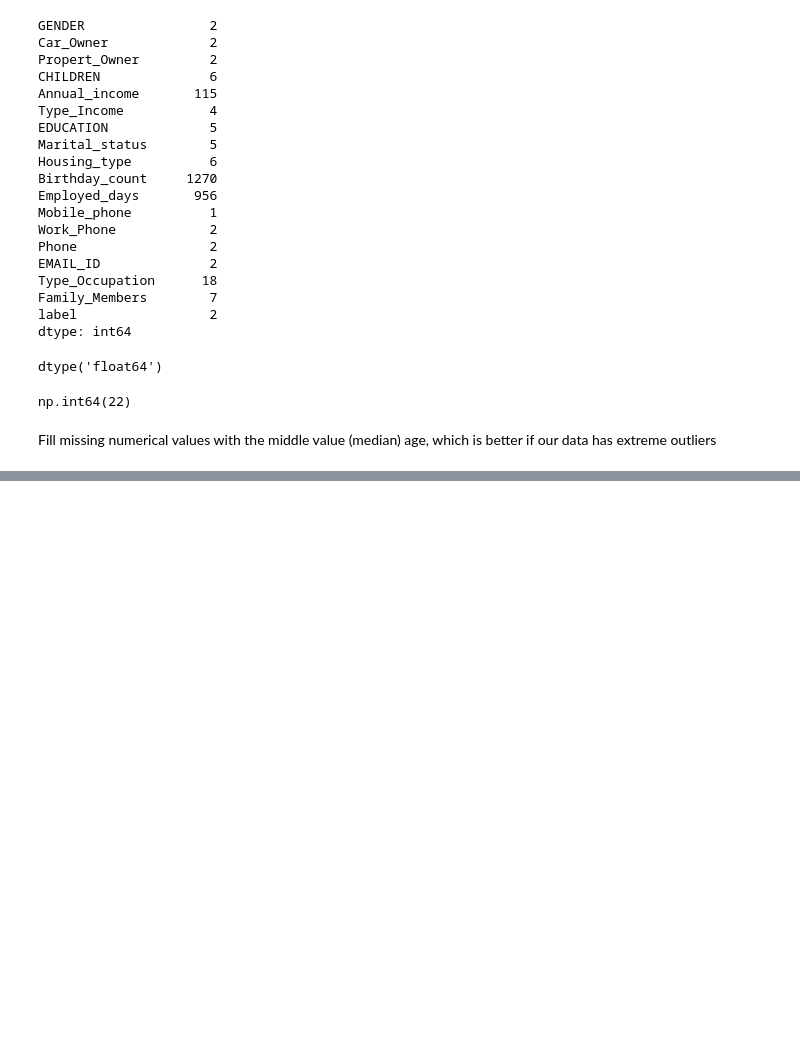
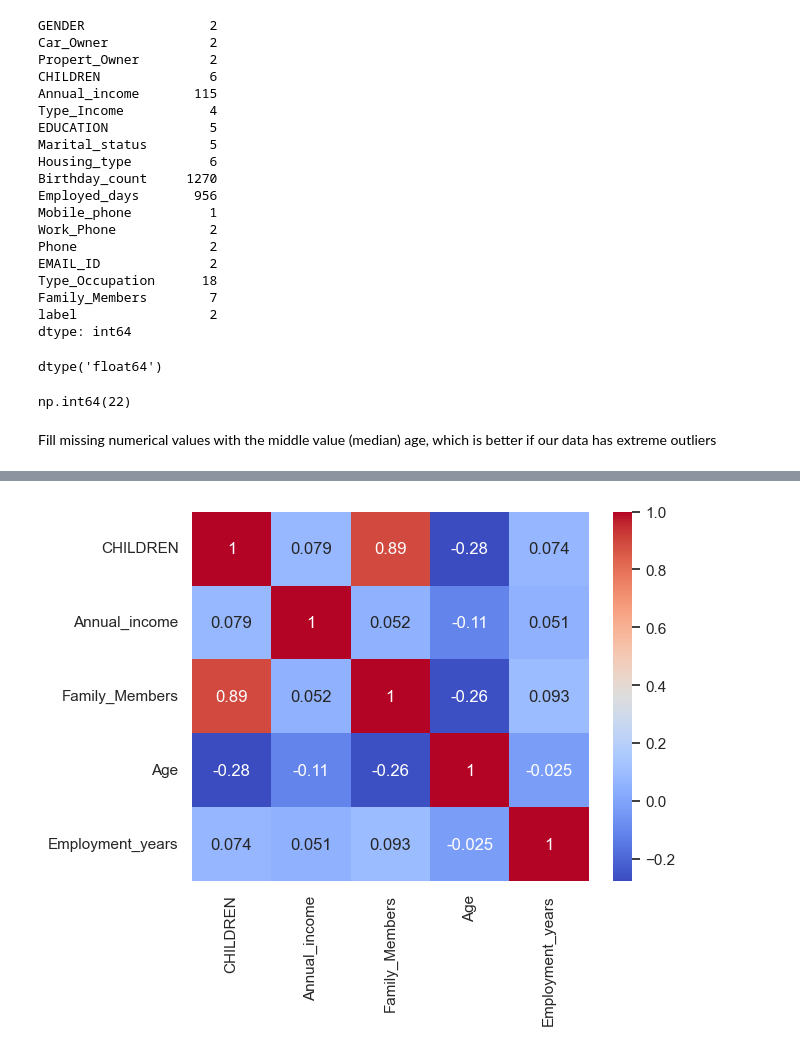
Before and after one commit to Abhishek98negi/Credit-Card-Approval-Prediction, a Jupyter notebook: notebook_files/creditcard_approval_prediction.ipynb, the cells around one changed output, grey strips where cells are left out. Cells and saved outputs as stored; diff of their text form; code cells hidden in the pictures; blank space fills up the shorter version.

```diff
--- a/notebook_files/creditcard_approval_prediction.ipynb
+++ b/notebook_files/creditcard_approval_prediction.ipynb
@@ -321,0 +456,5 @@ dtype: int64
+# %%
+sns.heatmap(df[numerical_cols].corr(), annot=True, cmap='coolwarm')
+plt.show()
+# %% [output]
+[figure, added]
```
Also changed, not shown: parts of 19 cells of this notebook.
